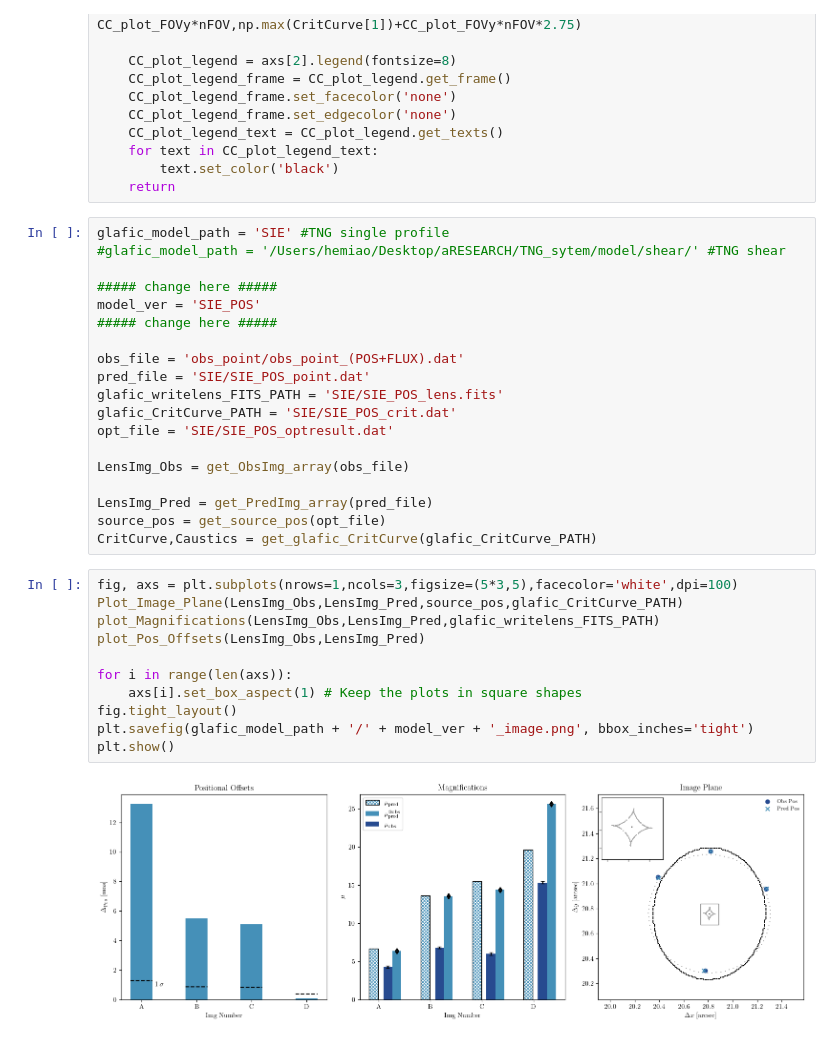
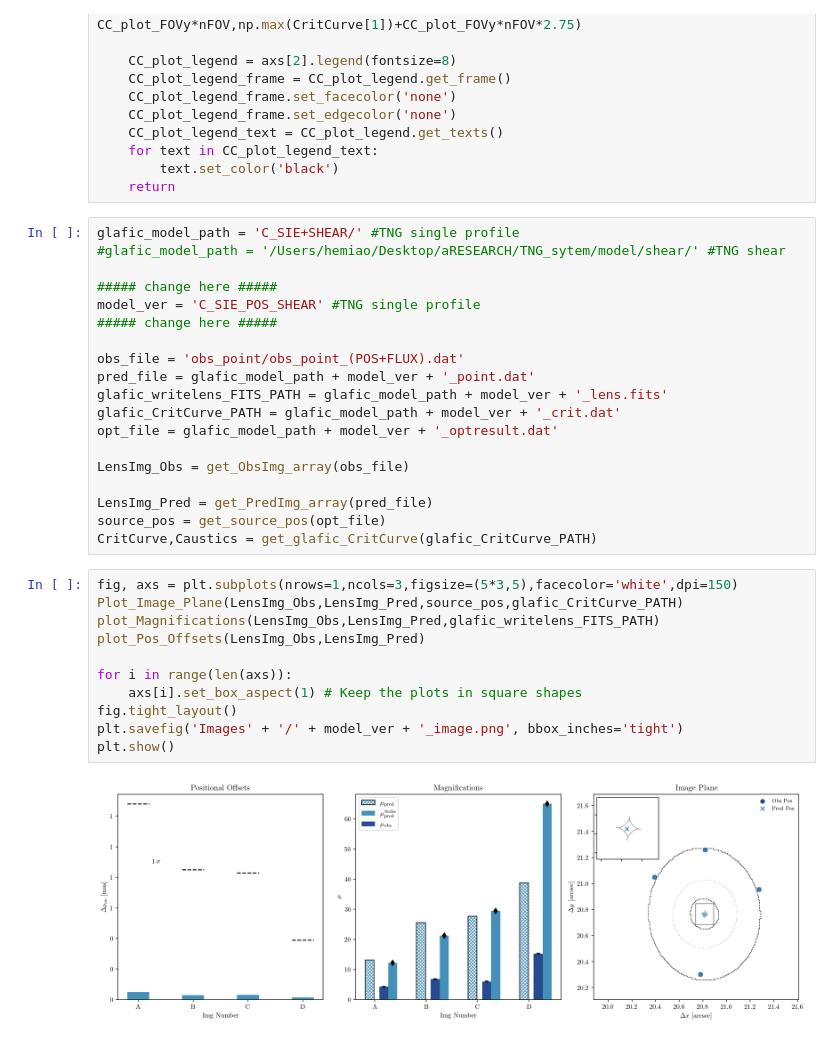
Before and after one commit to romms921/IllustrisTNG-Lens-Modelling, a Jupyter notebook: Plotting_glafic_results.ipynb, the cells around one changed output. Cells and saved outputs as stored; diff of their text form.

Commit message:
alex plotting code updated

```diff
--- a/Plotting_glafic_results.ipynb
+++ b/Plotting_glafic_results.ipynb
@@ -321,18 +321,18 @@ def Plot_Image_Plane(LensImg_Obs,LensImg_Pred,source_pos, glafic_CritCurve_PATH,
         text.set_color('black')
     return
 # %%
-glafic_model_path = 'SIE' #TNG single profile
+glafic_model_path = 'C_SIE+SHEAR/' #TNG single profile
 #glafic_model_path = '/Users/hemiao/Desktop/aRESEARCH/TNG_sytem/model/shear/' #TNG shear
 
 ##### change here #####
-model_ver = 'SIE_POS'
+model_ver = 'C_SIE_POS_SHEAR' #TNG single profile
 ##### change here #####
 
 obs_file = 'obs_point/obs_point_(POS+FLUX).dat'
-pred_file = 'SIE/SIE_POS_point.dat'
-glafic_writelens_FITS_PATH = 'SIE/SIE_POS_lens.fits'
-glafic_CritCurve_PATH = 'SIE/SIE_POS_crit.dat'
-opt_file = 'SIE/SIE_POS_optresult.dat'
+pred_file = glafic_model_path + model_ver + '_point.dat'
+glafic_writelens_FITS_PATH = glafic_model_path + model_ver + '_lens.fits'
+glafic_CritCurve_PATH = glafic_model_path + model_ver + '_crit.dat'
+opt_file = glafic_model_path + model_ver + '_optresult.dat'
 
 LensImg_Obs = get_ObsImg_array(obs_file)
 
@@ -340,15 +340,15 @@ LensImg_Pred = get_PredImg_array(pred_file)
 source_pos = get_source_pos(opt_file)
 CritCurve,Caustics = get_glafic_CritCurve(glafic_CritCurve_PATH)
 # %%
-fig, axs = plt.subplots(nrows=1,ncols=3,figsize=(5*3,5),facecolor='white',dpi=100)
+fig, axs = plt.subplots(nrows=1,ncols=3,figsize=(5*3,5),facecolor='white',dpi=150)
 Plot_Image_Plane(LensImg_Obs,LensImg_Pred,source_pos,glafic_CritCurve_PATH)
 plot_Magnifications(LensImg_Obs,LensImg_Pred,glafic_writelens_FITS_PATH)
 plot_Pos_Offsets(LensImg_Obs,LensImg_Pred)
 
 for i in range(len(axs)):
     axs[i].set_box_aspect(1) # Keep the plots in square shapes
 fig.tight_layout()
-plt.savefig(glafic_model_path + '/' + model_ver + '_image.png', bbox_inches='tight')
+plt.savefig('Images' + '/' + model_ver + '_image.png', bbox_inches='tight')
 plt.show()
 # %% [output]
-[figure, old version]
+[figure, new version]
```
